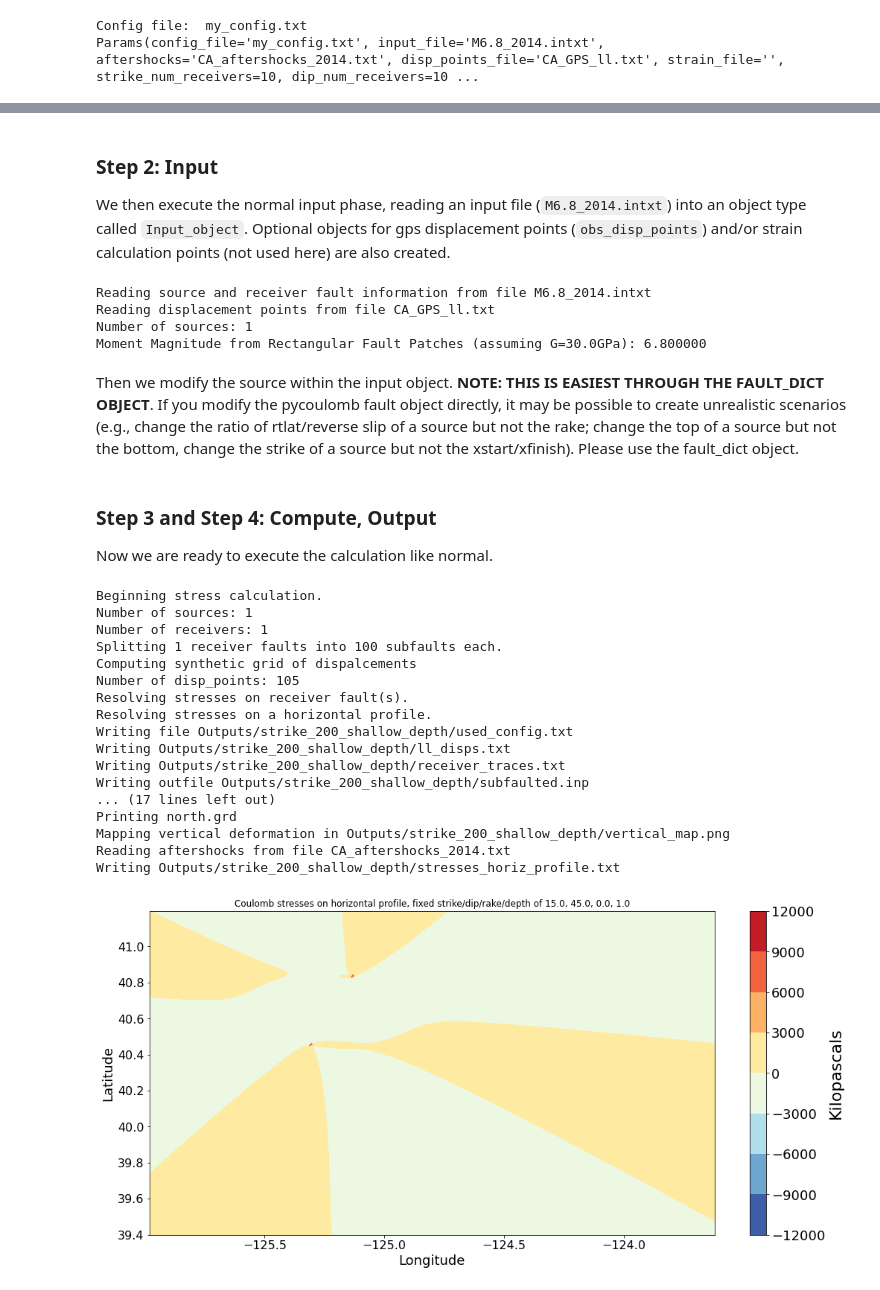
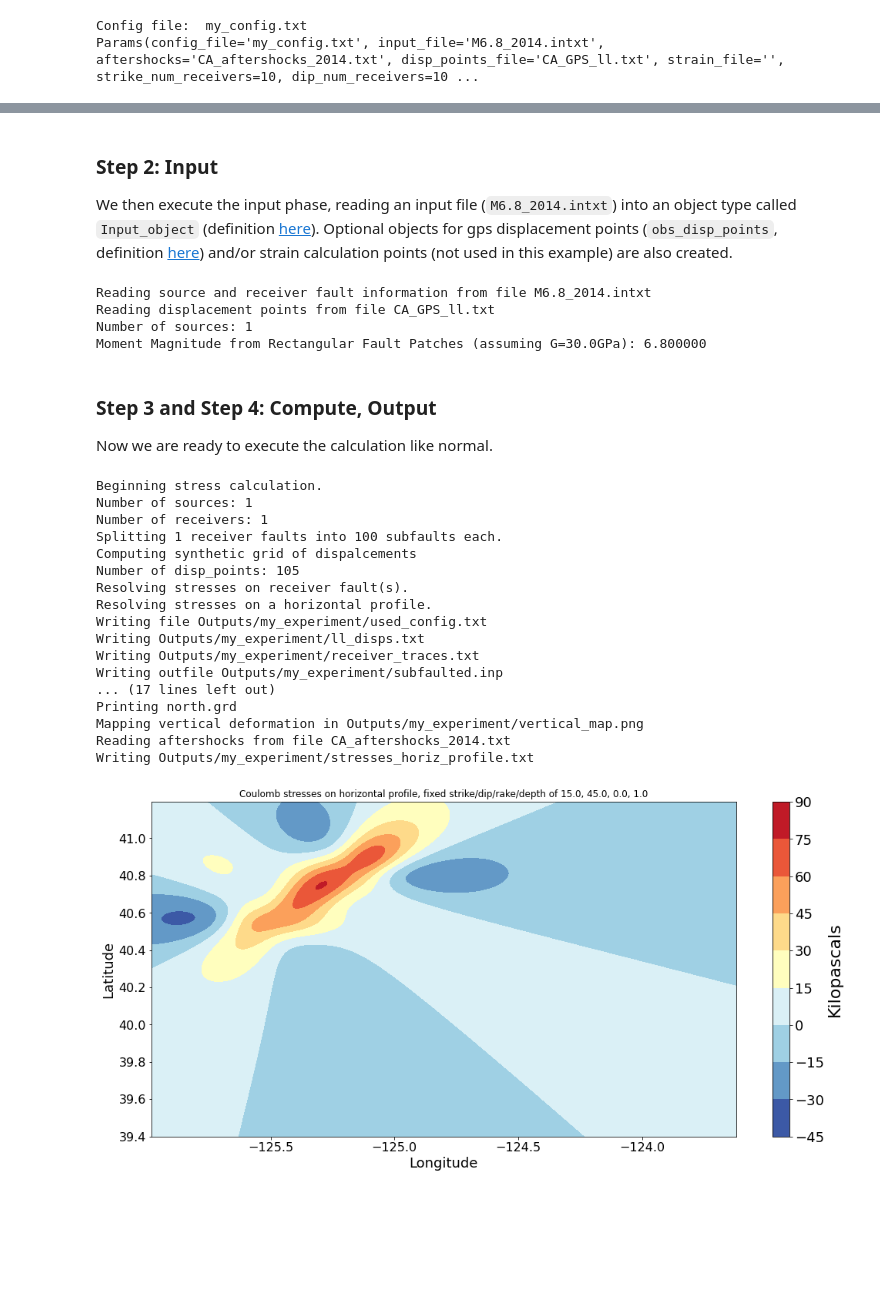
Before and after one commit to kmaterna/elastic_stresses_py, a Jupyter notebook: examples/Example_2/Run_Elastic_stresses_py.ipynb, the cells around one changed output, grey strips where cells are left out. Drawn from its saved outputs; the diff is of its cells as text; code cells hidden in the pictures; blank space fills up the shorter version.

Commit message:
improving clarity and graphics for jupyter notebook example

````diff
--- a/examples/Example_2/Run_Elastic_stresses_py.ipynb
+++ b/examples/Example_2/Run_Elastic_stresses_py.ipynb
@@ -80,4 +51,4 @@ New experiment outdir: Outputs/strike_200_shallow_depth/
 # %% [markdown]
 ### Step 2: Input
-We then execute the normal input phase, reading an input file (```M6.8_2014.intxt```) into an object type called ```Input_object```. Optional objects for gps displacement points (```obs_disp_points```) and/or strain calculation points (not used here) are also created.
+We then execute the input phase, reading an input file (```M6.8_2014.intxt```) into an object type called ```Input_object``` (definition [here](https://github.com/kmaterna/Elastic_stresses_py/blob/master/PyCoulomb/coulomb_collections.py#L29)). Optional objects for gps displacement points (```obs_disp_points```, definition [here](https://github.com/kmaterna/Elastic_stresses_py/blob/master/PyCoulomb/coulomb_collections.py#L55)) and/or strain calculation points (not used in this example) are also created.
 # %%
@@ -89,5 +59,3 @@ Reading source and receiver fault information from file M6.8_2014.intxt
 Reading displacement points from file CA_GPS_ll.txt
 Number of sources: 1
 Moment Magnitude from Rectangular Fault Patches (assuming G=30.0GPa): 6.800000
-# %% [markdown]
-Then we modify the source within the input object.  **NOTE: THIS IS EASIEST THROUGH THE FAULT_DICT OBJECT**.  If you modify the pycoulomb fault object directly, it may be possible to create unrealistic scenarios (e.g., change the ratio of rtlat/reverse slip of a source but not the rake; change the top of a source but not the bottom, change the strike of a source but not the xstart/xfinish). Please use the fault_dict object.
@@ -104,24 +63,24 @@ inputs = PyCoulomb.configure_calc.modify_inputs_object(default_inputs, source_ob
 ### Step 3 and Step 4: Compute, Output
 Now we are ready to execute the calculation like normal.
 # %%
-out_object = PyCoulomb.run_dc3d.do_stress_computation(experiment_params, inputs, obs_disp_points, ());
-PyCoulomb.output_manager.produce_outputs(experiment_params, inputs, obs_disp_points, (), out_object);
+out_object = PyCoulomb.run_dc3d.do_stress_computation(default_params, default_inputs, obs_disp_points, ());  # compute
+PyCoulomb.output_manager.produce_outputs(default_params, default_inputs, obs_disp_points, (), out_object);  # output
 # %% [output]
 Beginning stress calculation.
 Number of sources: 1
 Number of receivers: 1
 Splitting 1 receiver faults into 100 subfaults each.
 Computing synthetic grid of dispalcements
 Number of disp_points: 105
 Resolving stresses on receiver fault(s).
 Resolving stresses on a horizontal profile.
-Writing file Outputs/strike_200_shallow_depth/used_config.txt
-Writing Outputs/strike_200_shallow_depth/ll_disps.txt
-Writing Outputs/strike_200_shallow_depth/receiver_traces.txt
-Writing outfile Outputs/strike_200_shallow_depth/subfaulted.inp
+Writing file Outputs/my_experiment/used_config.txt
+Writing Outputs/my_experiment/ll_disps.txt
+Writing Outputs/my_experiment/receiver_traces.txt
+Writing outfile Outputs/my_experiment/subfaulted.inp
 ... (17 lines left out)
 Printing north.grd
-Mapping vertical deformation in Outputs/strike_200_shallow_depth/vertical_map.png
+Mapping vertical deformation in Outputs/my_experiment/vertical_map.png
 Reading aftershocks from file CA_aftershocks_2014.txt
-Writing Outputs/strike_200_shallow_depth/stresses_horiz_profile.txt
+Writing Outputs/my_experiment/stresses_horiz_profile.txt
-[figure, old version]
+[figure, new version]
````
Also changed, not shown: parts of 26 cells of this notebook, 1 other file.
